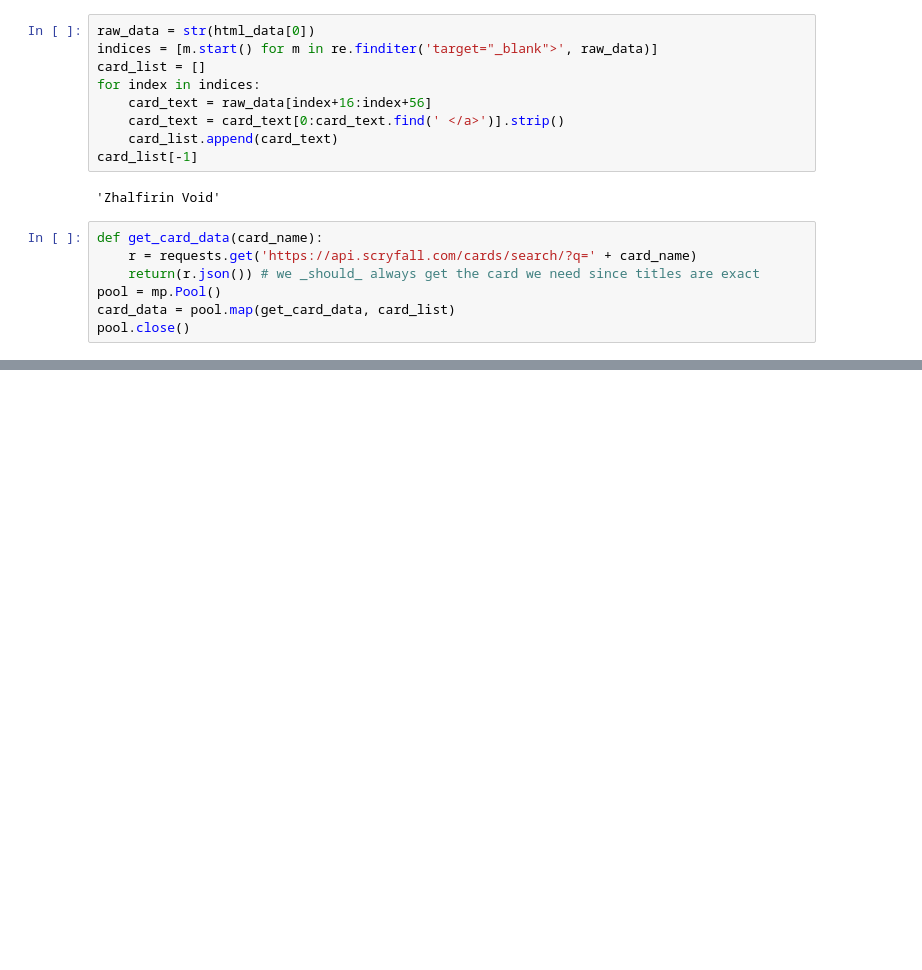
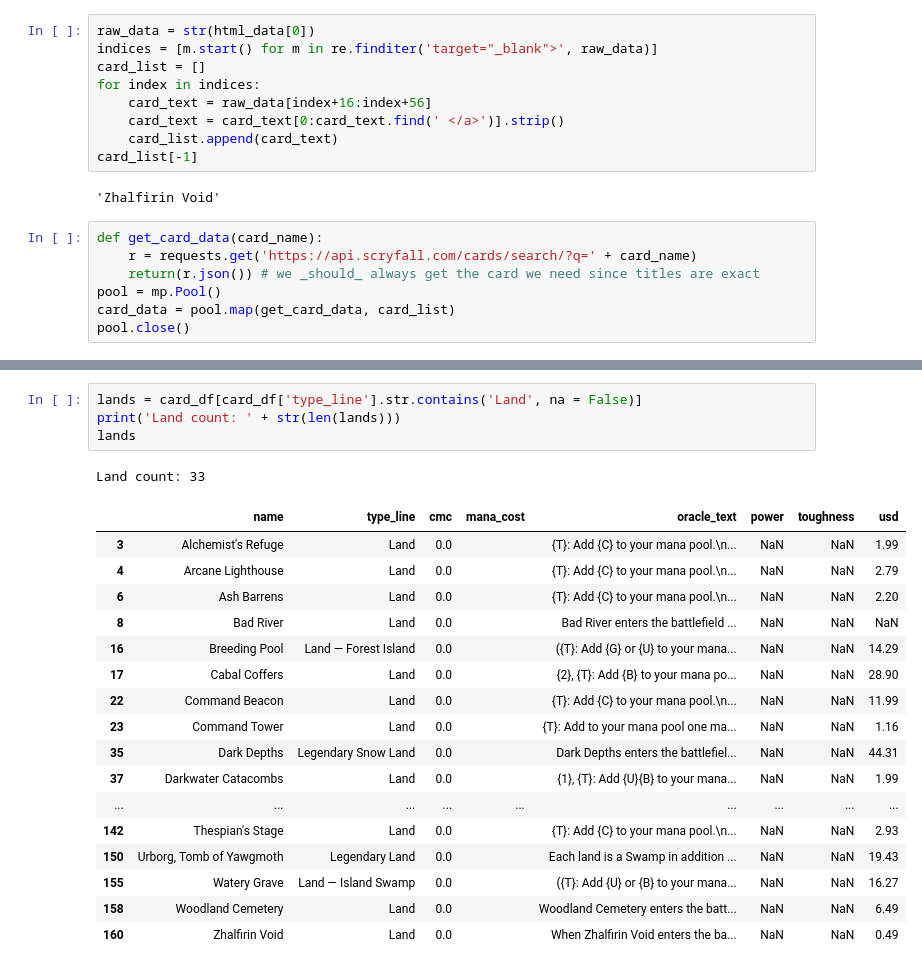
Before and after one commit to nmcginn/deck-builder, a Jupyter notebook: Muldrotha.ipynb, the cells around one changed output, grey strips where cells are left out. Cells and saved outputs as stored; diff of their text form; blank space fills up the shorter version.

```diff
--- a/Muldrotha.ipynb
+++ b/Muldrotha.ipynb
@@ -38,0 +39,23 @@ card_df.head()
+# %%
+lands = card_df[card_df['type_line'].str.contains('Land', na = False)]
+print('Land count: ' + str(len(lands)))
+lands
+# %% [output]
+Land count: 33
+|  | name | type_line | cmc | mana_cost | oracle_text | power | toughness | usd |
+| 3 | Alchemist's Refuge | Land | 0.0 |  | {T}: Add {C} to your mana pool.\n... | NaN | NaN | 1.99 |
+| 4 | Arcane Lighthouse | Land | 0.0 |  | {T}: Add {C} to your mana pool.\n... | NaN | NaN | 2.79 |
+| 6 | Ash Barrens | Land | 0.0 |  | {T}: Add {C} to your mana pool.\n... | NaN | NaN | 2.20 |
+| 8 | Bad River | Land | 0.0 |  | Bad River enters the battlefield ... | NaN | NaN | NaN |
+| 16 | Breeding Pool | Land — Forest Island | 0.0 |  | ({T}: Add {G} or {U} to your mana... | NaN | NaN | 14.29 |
+| 17 | Cabal Coffers | Land | 0.0 |  | {2}, {T}: Add {B} to your mana po... | NaN | NaN | 28.90 |
+| 22 | Command Beacon | Land | 0.0 |  | {T}: Add {C} to your mana pool.\n... | NaN | NaN | 11.99 |
+| 23 | Command Tower | Land | 0.0 |  | {T}: Add to your mana pool one ma... | NaN | NaN | 1.16 |
+| 35 | Dark Depths | Legendary Snow Land | 0.0 |  | Dark Depths enters the battlefiel... | NaN | NaN | 44.31 |
+| 37 | Darkwater Catacombs | Land | 0.0 |  | {1}, {T}: Add {U}{B} to your mana... | NaN | NaN | 1.99 |
+| ... | ... | ... | ... | ... | ... | ... | ... | ... |
+| 142 | Thespian's Stage | Land | 0.0 |  | {T}: Add {C} to your mana pool.\n... | NaN | NaN | 2.93 |
+| 150 | Urborg, Tomb of Yawgmoth | Legendary Land | 0.0 |  | Each land is a Swamp in addition ... | NaN | NaN | 19.43 |
+| 155 | Watery Grave | Land — Island Swamp | 0.0 |  | ({T}: Add {U} or {B} to your mana... | NaN | NaN | 16.27 |
+| 158 | Woodland Cemetery | Land | 0.0 |  | Woodland Cemetery enters the batt... | NaN | NaN | 6.49 |
+| 160 | Zhalfirin Void | Land | 0.0 |  | When Zhalfirin Void enters the ba... | NaN | NaN | 0.49 |
```
Also changed, not shown: parts of 3 cells of this notebook.
